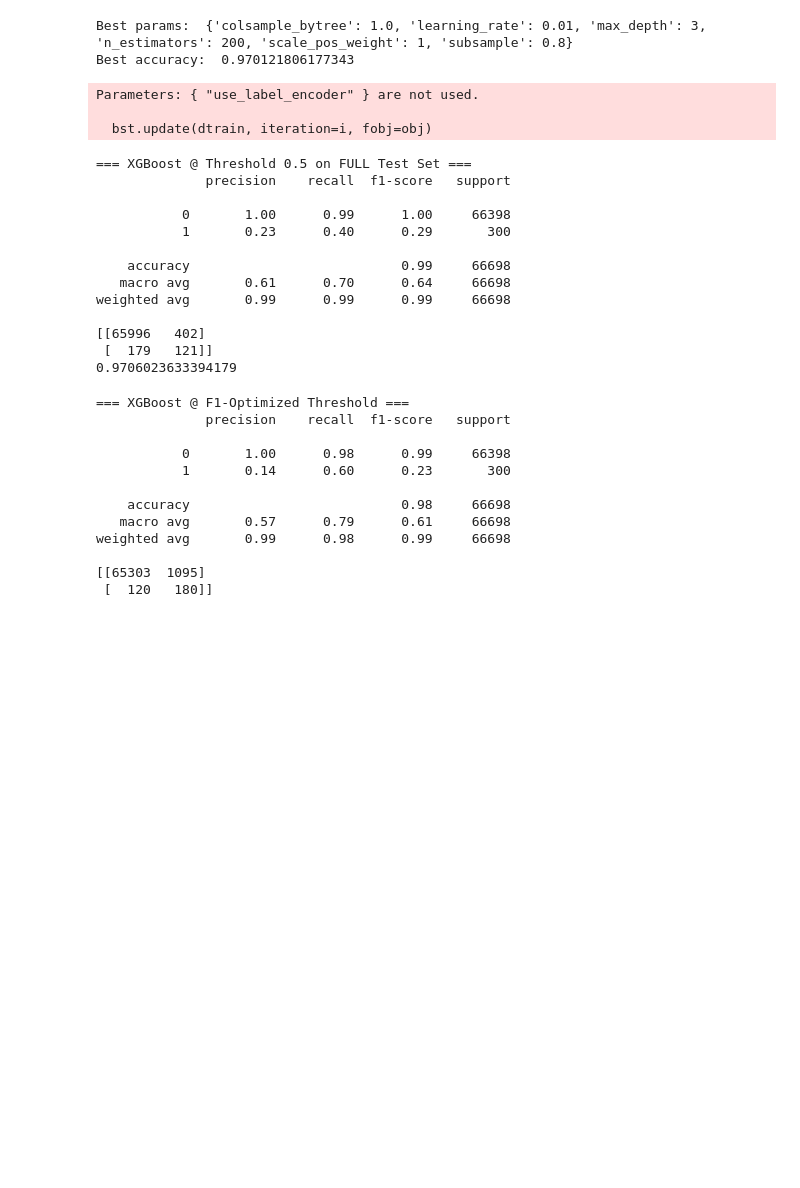
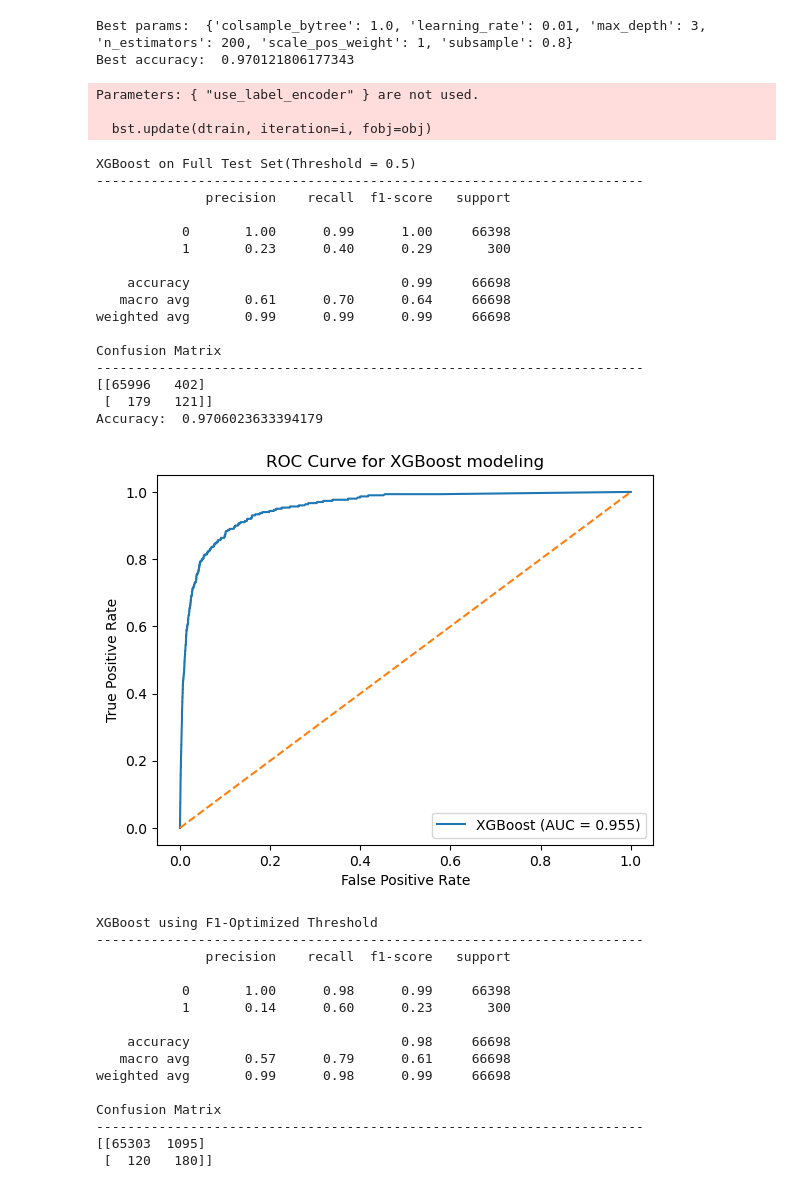
Before and after one commit to carlo88uy/NBA-Triple-Double-Prediction, a Jupyter notebook: notebook/modeling.ipynb, the cells around one changed output. Drawn from its saved outputs; the diff is of its cells as text; code cells hidden in the pictures; blank space fills up the shorter version.

```diff
--- a/notebook/modeling.ipynb
+++ b/notebook/modeling.ipynb
@@ -257,21 +332,27 @@ Best params:  {'colsample_bytree': 1.0, 'learning_rate': 0.01, 'max_depth': 3, '
 Best accuracy:  0.970121806177343
 # %%
 # Model using best parameters
-
 best_xgb = grid_xgb.best_estimator_
 best_xgb.fit(X_train_small, y_train_small)
 y_prob = best_xgb.predict_proba(X_test)[:, 1]
 y_pred_default = (y_prob > 0.5).astype(int)
 
-print("=== XGBoost @ Threshold 0.5 on FULL Test Set ===")
+print("XGBoost on Full Test Set(Threshold = 0.5)")
+print("-"*70)
 print(classification_report(Y_test, y_pred_default))
+
+print("Confusion Matrix")
+print("-"*70)
 print(confusion_matrix(Y_test, y_pred_default))
-print(best_xgb.score(X_train_small, y_train_small) )
+
+
+print("Accuracy: ", best_xgb.score(X_train_small, y_train_small) )
 # %% [output]
 Parameters: { "use_label_encoder" } are not used.
 
   bst.update(dtrain, iteration=i, fobj=obj)
-=== XGBoost @ Threshold 0.5 on FULL Test Set ===
+XGBoost on Full Test Set(Threshold = 0.5)
+----------------------------------------------------------------------
               precision    recall  f1-score   support
 
            0       1.00      0.99      1.00     66398
@@ -281,9 +362,29 @@ Parameters: { "use_label_encoder" } are not used.
    macro avg       0.61      0.70      0.64     66698
 weighted avg       0.99      0.99      0.99     66698
 
+Confusion Matrix
+----------------------------------------------------------------------
 [[65996   402]
  [  179   121]]
-0.9706023633394179
+Accuracy:  0.9706023633394179
+# %%
+# ROC Curve for XGBoost model
+y_prob = best_xgb.predict_proba(X_test)[:, 1]
+fpr, tpr, thresholds = roc_curve(Y_test, y_prob)
+auc_score = roc_auc_score(Y_test, y_prob)
+
+plt.figure()
+plt.plot(fpr, tpr, label=f"XGBoost (AUC = {auc_score:.3f})")
+plt.plot([0, 1], [0, 1], linestyle="--")
+plt.xlabel("False Positive Rate")
+plt.ylabel("True Positive Rate")
+plt.title("ROC Curve for XGBoost modeling")
+plt.legend()
+plt.show()
+
+# Confusion Matrix Visualized
+# %% [output]
+[figure, added]
 # %%
 # Finding optimal thresholding
 thresholds = np.linspace(0, 1, 1000)
@@ -299,11 +400,16 @@ best_f1 = max(f1_scores)
 
 y_pred_f1 = (y_prob > best_f1_threshold).astype(int)
 
-print("\n=== XGBoost @ F1-Optimized Threshold ===")
+print("XGBoost using F1-Optimized Threshold ")
+print("-"*70)
 print(classification_report(Y_test, y_pred_f1))
+
+print("Confusion Matrix")
+print("-"*70)
 print(confusion_matrix(Y_test, y_pred_f1))
 # %% [output]
-=== XGBoost @ F1-Optimized Threshold ===
+XGBoost using F1-Optimized Threshold
+----------------------------------------------------------------------
               precision    recall  f1-score   support
 
            0       1.00      0.98      0.99     66398
@@ -313,5 +419,7 @@ print(confusion_matrix(Y_test, y_pred_f1))
    macro avg       0.57      0.79      0.61     66698
 weighted avg       0.99      0.98      0.99     66698
 
+Confusion Matrix
+----------------------------------------------------------------------
 [[65303  1095]
  [  120   180]]
```
Also changed, not shown: parts of 12 cells of this notebook.
